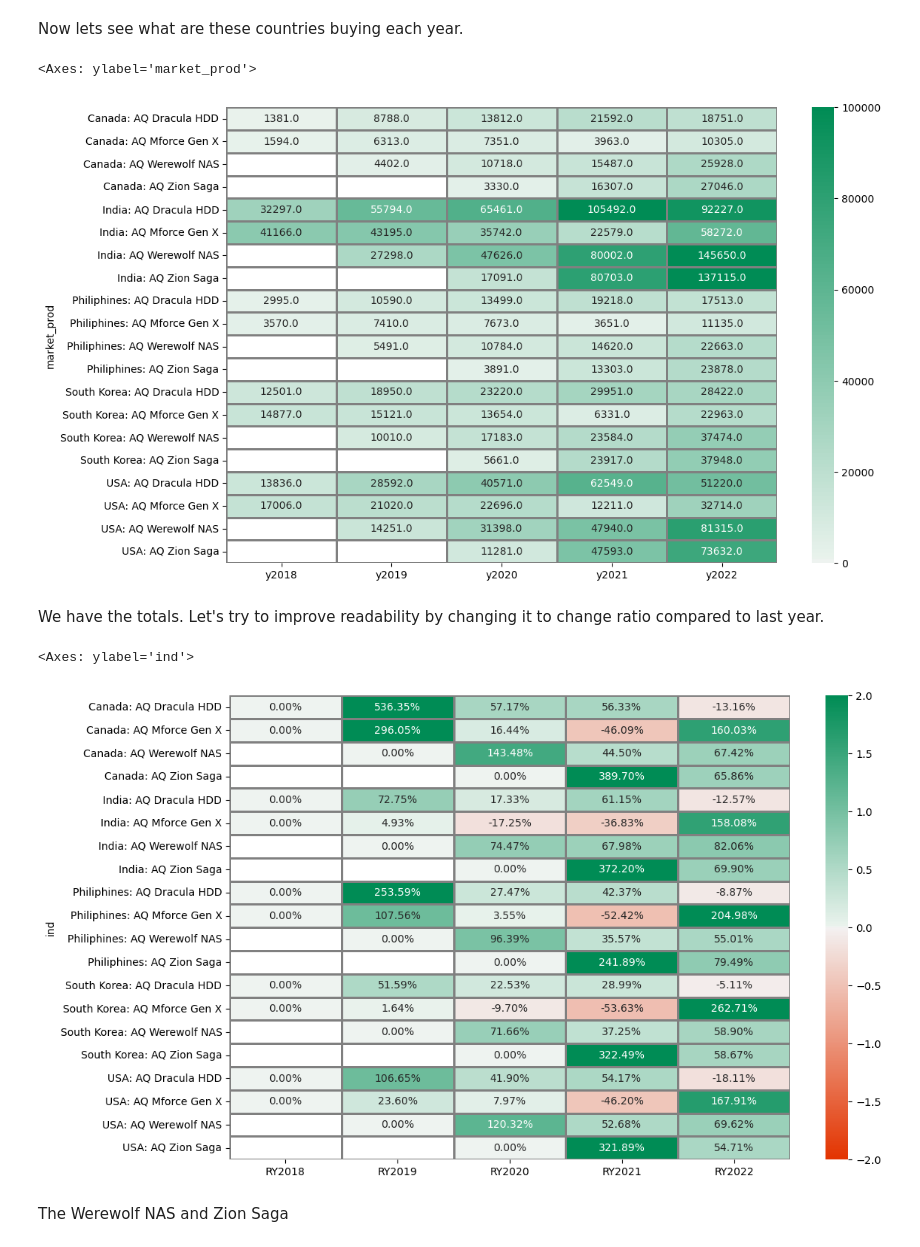
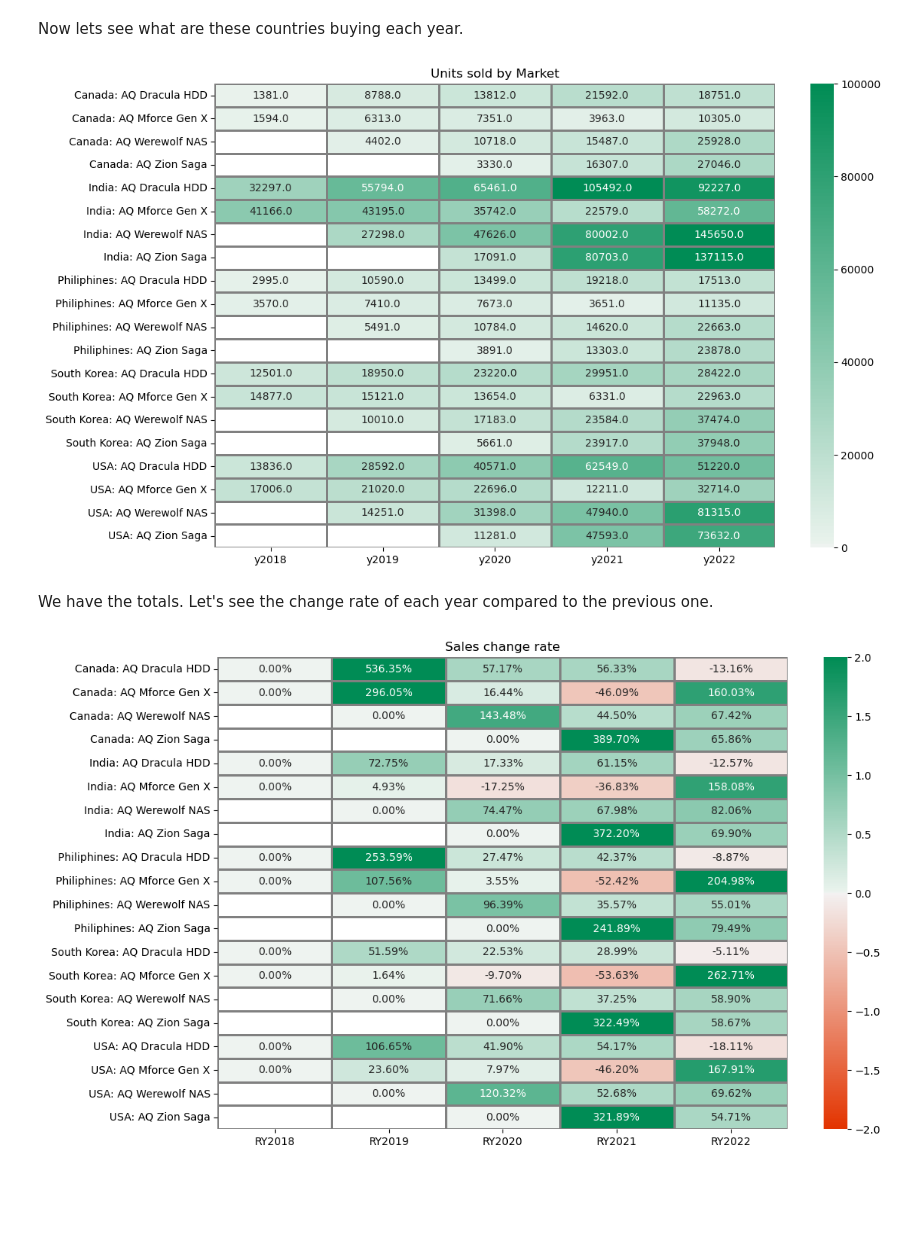
Before and after one commit to Silverscale/AtliQ_Products_Analysis, a Jupyter notebook: atliq_product_analysis.ipynb, the cells around one changed output. Saved outputs shown, nothing was run; the diff lists cells and outputs as text; code cells hidden in the pictures; blank space fills up the shorter version.

Commit message:
Sold Products info

```diff
--- a/atliq_product_analysis.ipynb
+++ b/atliq_product_analysis.ipynb
@@ -1177,7 +1197,7 @@ top_market_totals = pd.read_sql_query(query, con).set_index('market_prod')
 # %%
 plt.figure(figsize=(12,8))
 
-sns.heatmap(top_market_totals,
+fig = sns.heatmap(top_market_totals,
             vmin=0,
             vmax=100000,
             center=0,
@@ -1187,12 +1207,16 @@ sns.heatmap(top_market_totals,
             linewidths=1,
             cmap=sns.diverging_palette(h_neg=20, h_pos=150, s=130, sep=1, as_cmap=True)
 
+
             )
+
+fig.set_ylabel('')
+
+fig.set_title('Units sold by Market');
 # %% [output]
-<Axes: ylabel='market_prod'>
-[figure, old version]
+[figure, new version]
 # %% [markdown]
-We have the totals. Let's try to improve readability by changing it to change ratio compared to last year.
+We have the totals. Let's see the change rate of each year compared to the previous one.
 # %%
 query="""
 SELECT
@@ -1212,19 +1236,20 @@ top_market_pop.set_index('ind', drop=True, inplace=True);
 # %%
 plt.figure(figsize=(12,8))
 
-sns.heatmap(top_market_pop,
+fig = sns.heatmap(top_market_pop,
             vmin=-2,
             vmax=2,
             center=0,
             annot=True,
             fmt='.2%',
             linecolor='grey',
             linewidths=1,
             cmap=sns.diverging_palette(h_neg=20, h_pos=150, s=130, sep=1, as_cmap=True)
 
             )
+
+fig.set_ylabel('')
+
+fig.set_title('Sales change rate');
 # %% [output]
-<Axes: ylabel='ind'>
-[figure, old version]
+[figure, new version]
-# %% [markdown]
-The Werewolf NAS and Zion Saga
```
Also changed, not shown: parts of 7 cells of this notebook.
